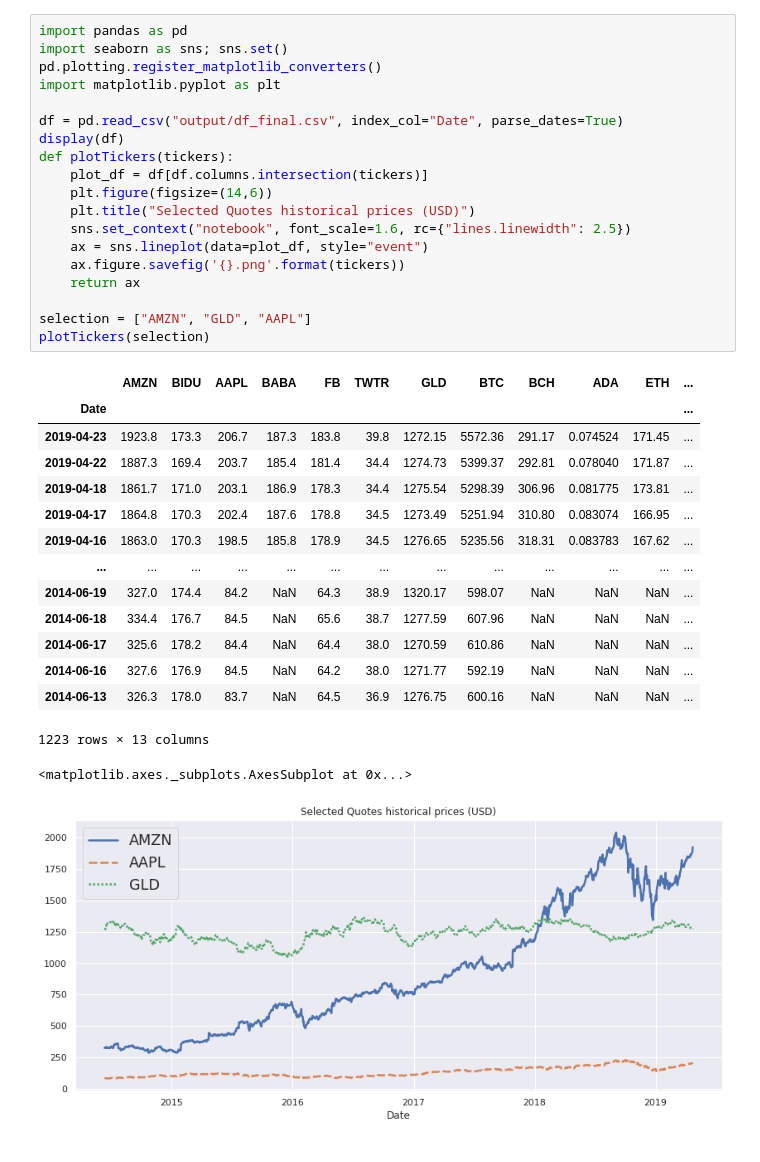
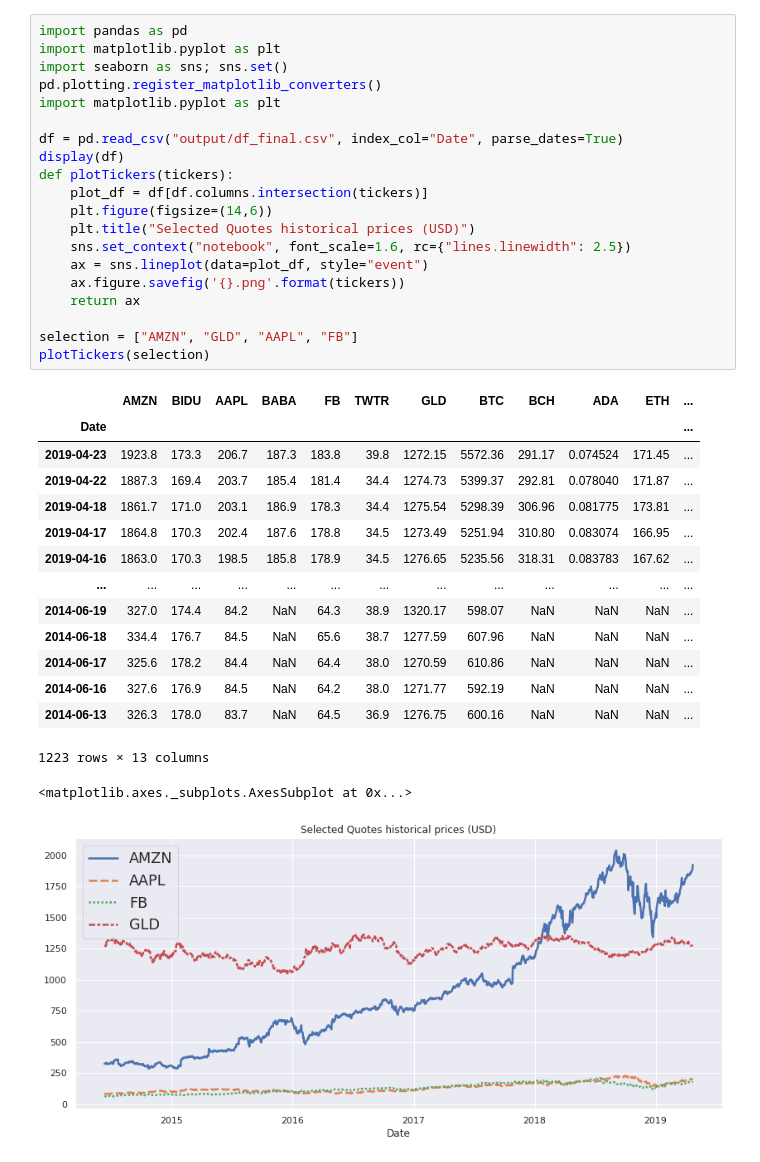
Before and after one commit to jlmingo/cryptoAnalytics, a Jupyter notebook: Untitled1.ipynb, the cells around one changed output. Drawn from its saved outputs; the diff is of its cells as text.

```diff
--- a/Untitled1.ipynb
+++ b/Untitled1.ipynb
@@ -1,36 +1,37 @@
 # %%
 import pandas as pd
+import matplotlib.pyplot as plt
 import seaborn as sns; sns.set()
 pd.plotting.register_matplotlib_converters()
 import matplotlib.pyplot as plt
 
 df = pd.read_csv("output/df_final.csv", index_col="Date", parse_dates=True)
 display(df)
 def plotTickers(tickers):
     plot_df = df[df.columns.intersection(tickers)]
     plt.figure(figsize=(14,6))
     plt.title("Selected Quotes historical prices (USD)")
     sns.set_context("notebook", font_scale=1.6, rc={"lines.linewidth": 2.5})
     ax = sns.lineplot(data=plot_df, style="event")
     ax.figure.savefig('{}.png'.format(tickers))
     return ax
 
-selection = ["AMZN", "GLD", "AAPL"]
+selection = ["AMZN", "GLD", "AAPL", "FB"]
 plotTickers(selection)
 # %% [output]
 |  | AMZN | BIDU | AAPL | BABA | FB | TWTR | GLD | BTC | BCH | ADA | ETH | ... |
 | Date |  |  |  |  |  |  |  |  |  |  |  | ... |
 | 2019-04-23 | 1923.8 | 173.3 | 206.7 | 187.3 | 183.8 | 39.8 | 1272.15 | 5572.36 | 291.17 | 0.074524 | 171.45 | ... |
 | 2019-04-22 | 1887.3 | 169.4 | 203.7 | 185.4 | 181.4 | 34.4 | 1274.73 | 5399.37 | 292.81 | 0.078040 | 171.87 | ... |
 | 2019-04-18 | 1861.7 | 171.0 | 203.1 | 186.9 | 178.3 | 34.4 | 1275.54 | 5298.39 | 306.96 | 0.081775 | 173.81 | ... |
 | 2019-04-17 | 1864.8 | 170.3 | 202.4 | 187.6 | 178.8 | 34.5 | 1273.49 | 5251.94 | 310.80 | 0.083074 | 166.95 | ... |
 | 2019-04-16 | 1863.0 | 170.3 | 198.5 | 185.8 | 178.9 | 34.5 | 1276.65 | 5235.56 | 318.31 | 0.083783 | 167.62 | ... |
 | ... | ... | ... | ... | ... | ... | ... | ... | ... | ... | ... | ... | ... |
 | 2014-06-19 | 327.0 | 174.4 | 84.2 | NaN | 64.3 | 38.9 | 1320.17 | 598.07 | NaN | NaN | NaN | ... |
 | 2014-06-18 | 334.4 | 176.7 | 84.5 | NaN | 65.6 | 38.7 | 1277.59 | 607.96 | NaN | NaN | NaN | ... |
 | 2014-06-17 | 325.6 | 178.2 | 84.4 | NaN | 64.4 | 38.0 | 1270.59 | 610.86 | NaN | NaN | NaN | ... |
 | 2014-06-16 | 327.6 | 176.9 | 84.5 | NaN | 64.2 | 38.0 | 1271.77 | 592.19 | NaN | NaN | NaN | ... |
 | 2014-06-13 | 326.3 | 178.0 | 83.7 | NaN | 64.5 | 36.9 | 1276.75 | 600.16 | NaN | NaN | NaN | ... |
 1223 rows × 13 columns
 <matplotlib.axes._subplots.AxesSubplot at 0x...>
-[figure, old version]
+[figure, new version]
```
Also changed, not shown: parts of 3 cells of this notebook, 6 other files.
